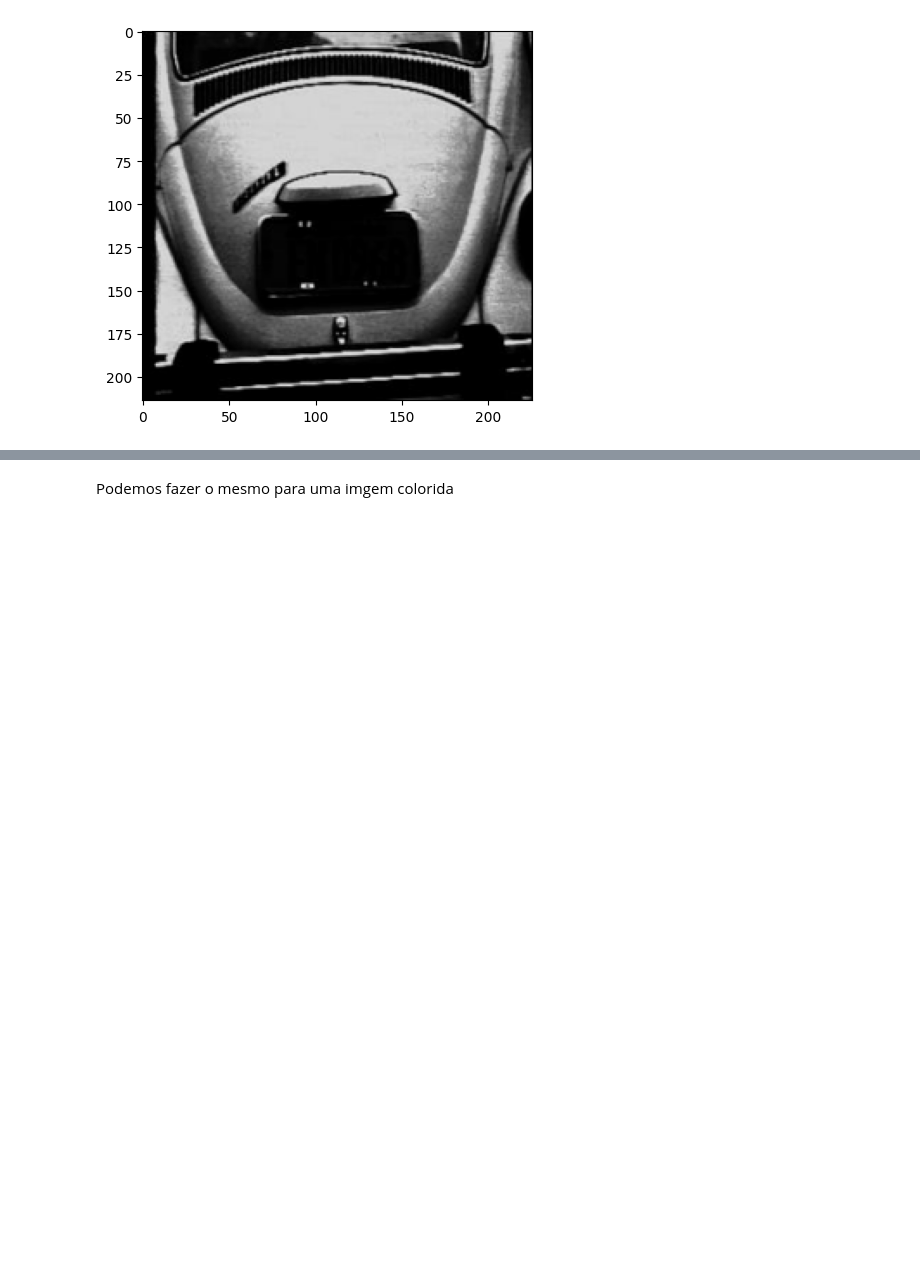
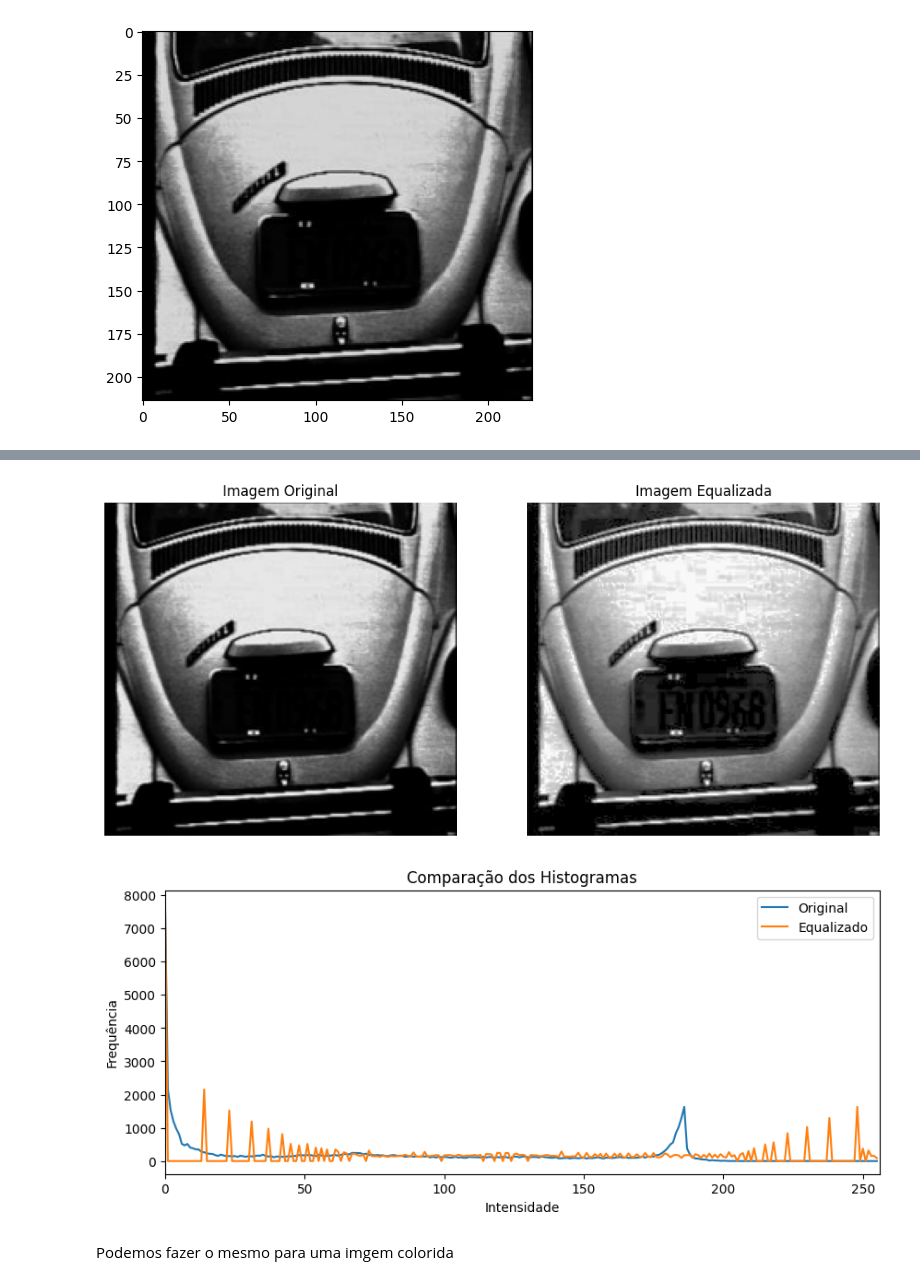
Before and after one commit to arnaldojr/cognitivecomputing, a Jupyter notebook: material/aulas/PDI/lab03/atividade3.ipynb, the cells around one changed output, grey strips where cells are left out. Drawn from its saved outputs; the diff is of its cells as text; code cells hidden in the pictures; blank space fills up the shorter version.

```diff
--- a/material/aulas/PDI/lab03/atividade3.ipynb
+++ b/material/aulas/PDI/lab03/atividade3.ipynb
@@ -48,3 +133,36 @@ plt.hist(img_eq.ravel(),256,[0,256]); plt.show()
+# %%
+# Equalização do histograma utilizando OpenCV
+img_eq = cv2.equalizeHist(img_gray)
+
+# Plotando as imagens original e equalizada
+plt.figure(figsize=(12,6))
+plt.subplot(1,2,1)
+plt.title('Imagem Original')
+plt.imshow(img_gray, cmap='gray')
+plt.axis('off')
+
+plt.subplot(1,2,2)
+plt.title('Imagem Equalizada')
+plt.imshow(img_eq, cmap='gray')
+plt.axis('off')
+plt.show()
+
+# Comparando os histogramas antes e depois da equalização
+hist_original = cv2.calcHist([img_gray], [0], None, [256], [0,256])
+hist_equalizado = cv2.calcHist([img_eq], [0], None, [256], [0,256])
+
+plt.figure(figsize=(10,4))
+plt.plot(hist_original, label='Original')
+plt.plot(hist_equalizado, label='Equalizado')
+plt.title('Comparação dos Histogramas')
+plt.xlabel('Intensidade')
+plt.ylabel('Frequência')
+plt.legend()
+plt.xlim([0,256])
+plt.show()
+# %% [output]
+[figure, added]
+[figure, added]
 # %% [markdown]
 Podemos fazer o mesmo para uma imgem colorida
 # %%
```
Also changed, not shown: parts of 18 cells of this notebook, 3 other files.
